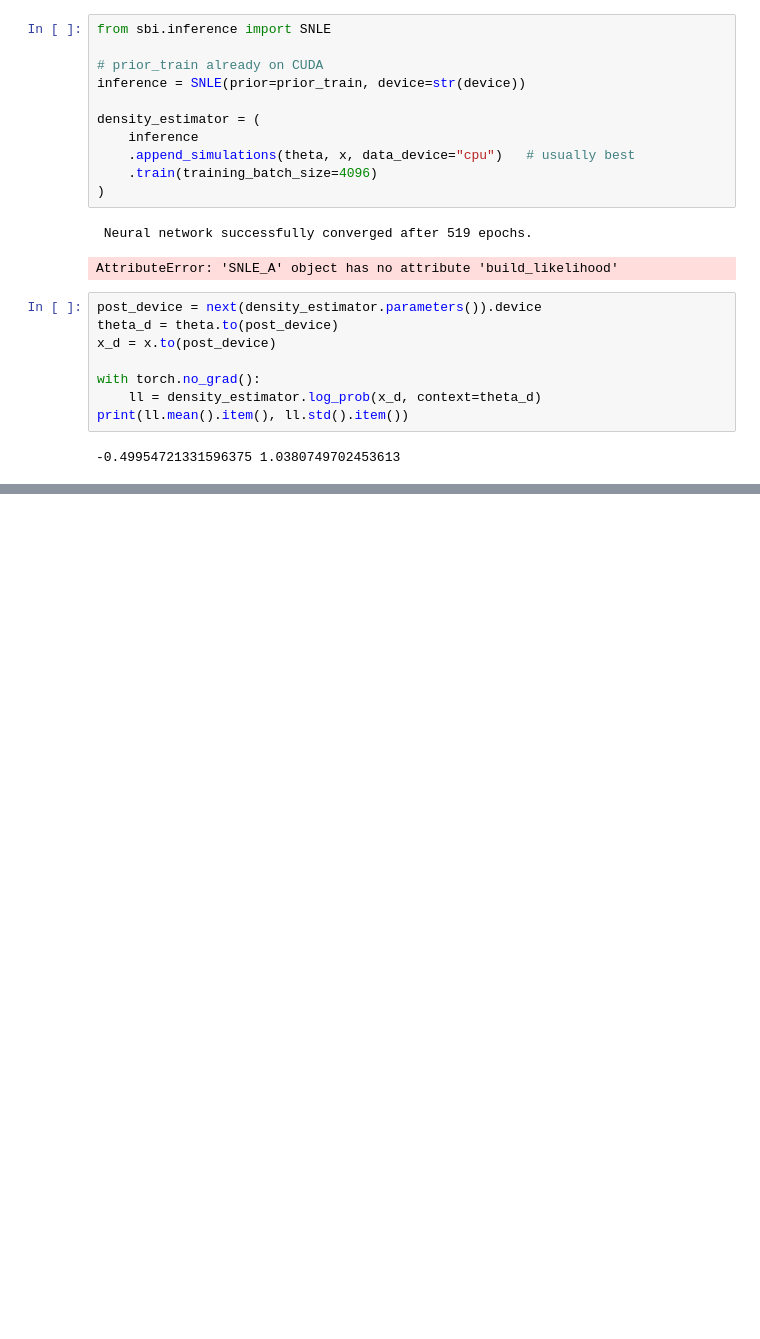
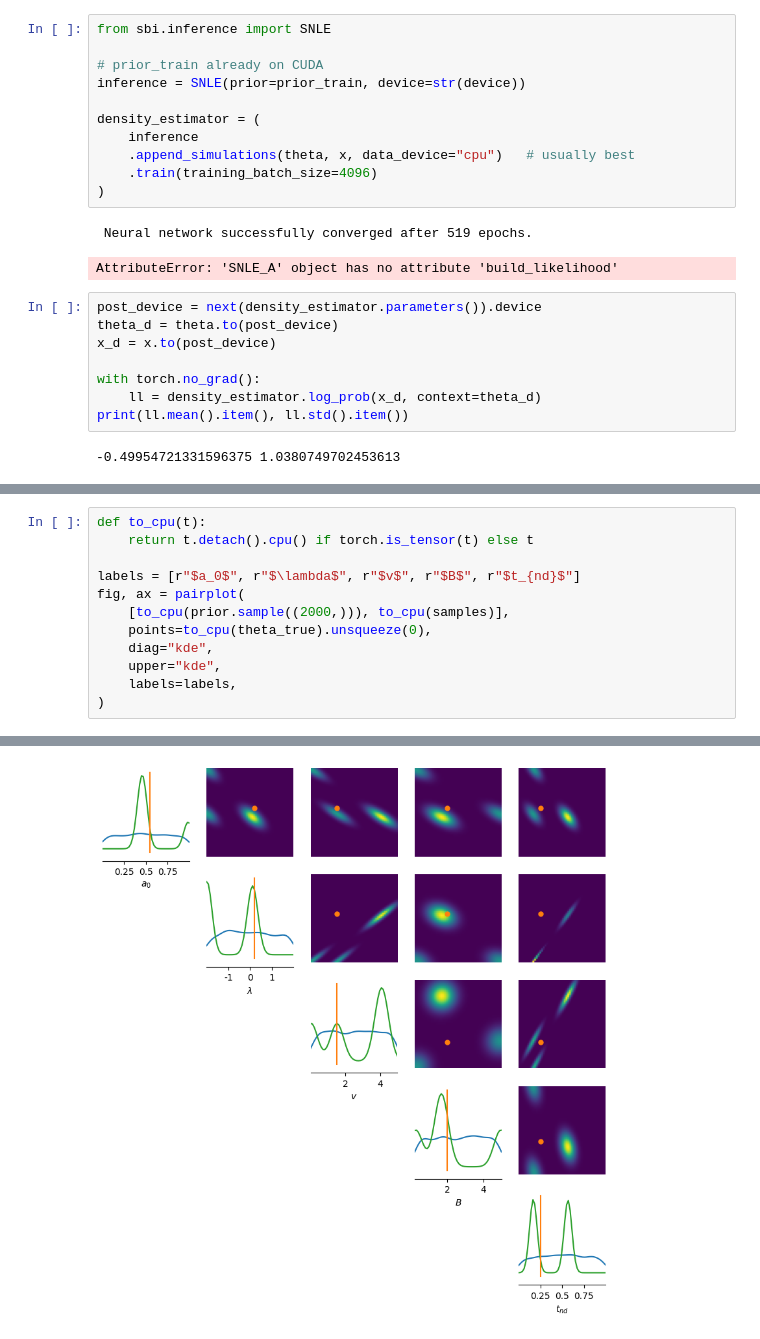
Before and after one commit to jfour1e/SBI-for-Diffusion-Models, a Jupyter notebook: src/notebooks/ryans_test.ipynb, the cells around one changed output, grey strips where cells are left out. Saved outputs shown, nothing was run; the diff lists cells and outputs as text; blank space fills up the shorter version.

Commit message:
Update notebook output and execution count
Updated the execution count and outputs in ryans_test.ipynb, including new warning messages and image outputs. No changes to code logic.

```diff
--- a/src/notebooks/ryans_test.ipynb
+++ b/src/notebooks/ryans_test.ipynb
@@ -189,0 +334,13 @@ plt.show()
+# %%
+def to_cpu(t):
+    return t.detach().cpu() if torch.is_tensor(t) else t
+
+labels = [r"$a_0$", r"$\lambda$", r"$v$", r"$B$", r"$t_{nd}$"]
+fig, ax = pairplot(
+    [to_cpu(prior.sample((2000,))), to_cpu(samples)],
+    points=to_cpu(theta_true).unsqueeze(0),
+    diag="kde",
+    upper="kde",
+    labels=labels,
+)
+# %% [output]
@@ -189,0 +348 @@ plt.show()
+[figure, added]
```
Also changed, not shown: parts of 3 cells of this notebook, 1 other file.
